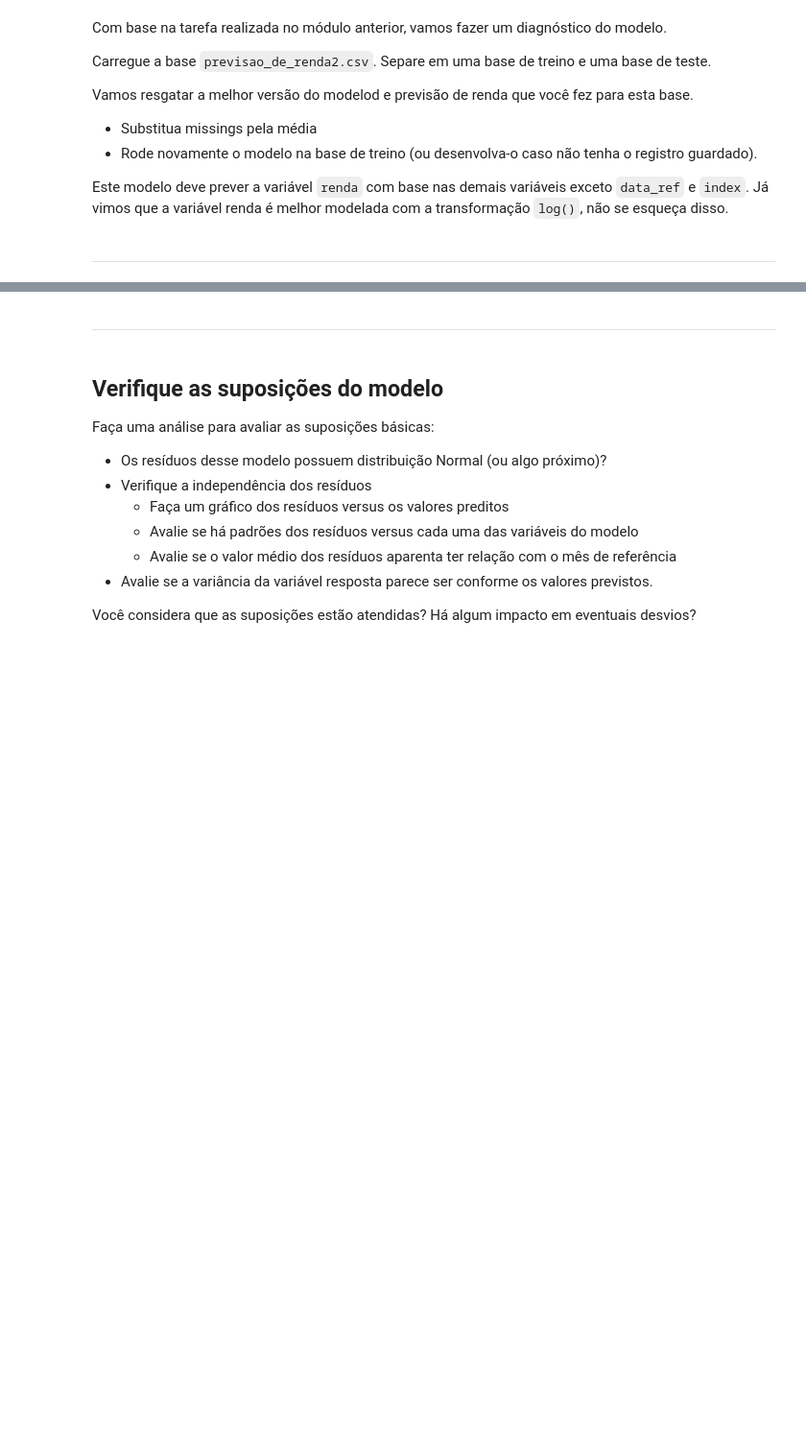
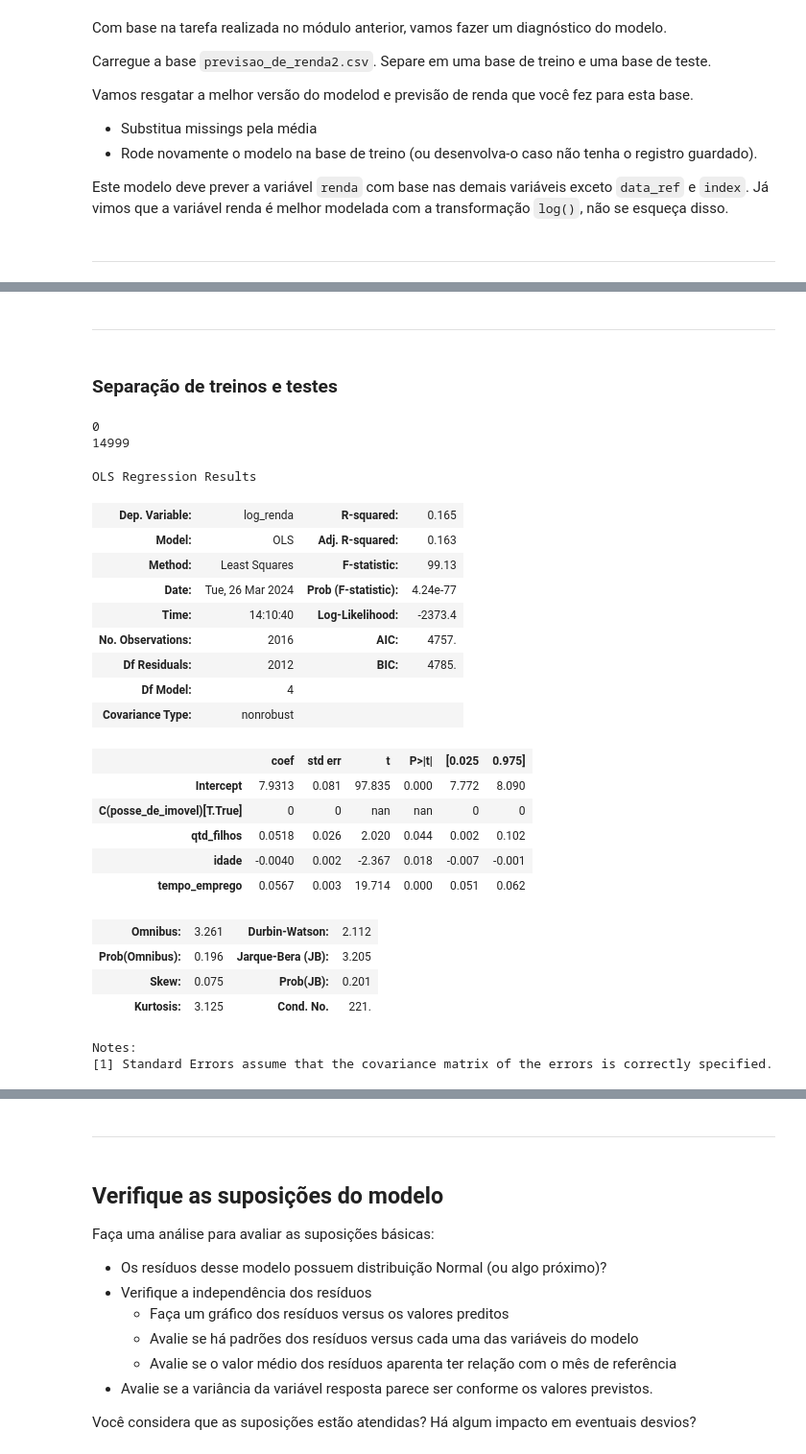
Before and after one commit to raafarosa/Ebac_Data_Scientist_Gen, a Jupyter notebook: Module 35 - Regressão IV/md35-practice.ipynb, the cells around one changed output, grey strips where cells are left out. Shown at 96% size. Drawn from its saved outputs; the diff is of its cells as text; code cells hidden in the pictures; blank space fills up the shorter version.

```diff
--- a/Module 35 - Regressão IV/md35-practice.ipynb
+++ b/Module 35 - Regressão IV/md35-practice.ipynb
@@ -77,7 +60,3 @@ tempo_emprego            2573
 qt_pessoas_residencia       0
 renda                       0
 dtype: int64
-# %%
-# Substituindo os valores missing pela média
-
-df['tempo_emprego'].fillna(value=df['tempo_emprego'].mean(), inplace=True)
@@ -113,0 +84,10 @@ KeyError: '2015-12-01'
+# %% [markdown]
+---
+# %% [markdown]
+### Separação de treinos e testes
+# %%
+print(df.index.min())
+print(df.index.max())
+# %% [output]
+0
+14999
@@ -114,15 +106,33 @@ KeyError: '2015-12-01'
 # %%
-# No módulo passado já obtivemos um modelo com 4 variáveis explicativas através da regressão LASSO
-
 X1 = patsy.dmatrices('''log_renda ~ C(posse_de_imovel)
                     + qtd_filhos
                     + idade
                     + tempo_emprego
                     + 1''', df_train)
 
-res = smf.ols(X1, data=df_train).fit_regularized(method = 'elastic_net'
-                         , refit = True
-                         , L1_wt = 1
-                         , alpha = 0.05)
+res = smf.ols(X1, data=df_train).fit_regularized(method='elastic_net', refit=True, L1_wt=1, alpha=0.05)
 res.summary()
+# %% [output]
+OLS Regression Results
+| Dep. Variable: | log_renda | R-squared: | 0.165 |
+| Model: | OLS | Adj. R-squared: | 0.163 |
+| Method: | Least Squares | F-statistic: | 99.13 |
+| Date: | Tue, 26 Mar 2024 | Prob (F-statistic): | 4.24e-77 |
+| Time: | 14:10:40 | Log-Likelihood: | -2373.4 |
+| No. Observations: | 2016 | AIC: | 4757. |
+| Df Residuals: | 2012 | BIC: | 4785. |
+| Df Model: | 4 |  |  |
+| Covariance Type: | nonrobust |  |  |
+|  | coef | std err | t | P>|t| | [0.025 | 0.975] |
+| Intercept | 7.9313 | 0.081 | 97.835 | 0.000 | 7.772 | 8.090 |
+| C(posse_de_imovel)[T.True] | 0 | 0 | nan | nan | 0 | 0 |
+| qtd_filhos | 0.0518 | 0.026 | 2.020 | 0.044 | 0.002 | 0.102 |
+| idade | -0.0040 | 0.002 | -2.367 | 0.018 | -0.007 | -0.001 |
+| tempo_emprego | 0.0567 | 0.003 | 19.714 | 0.000 | 0.051 | 0.062 |
+| Omnibus: | 3.261 | Durbin-Watson: | 2.112 |
+| Prob(Omnibus): | 0.196 | Jarque-Bera (JB): | 3.205 |
+| Skew: | 0.075 | Prob(JB): | 0.201 |
+| Kurtosis: | 3.125 | Cond. No. | 221. |
+Notes:
+[1] Standard Errors assume that the covariance matrix of the errors is correctly specified.
 # %%
```
Also changed, not shown: parts of 26 cells of this notebook, 1 other file.
